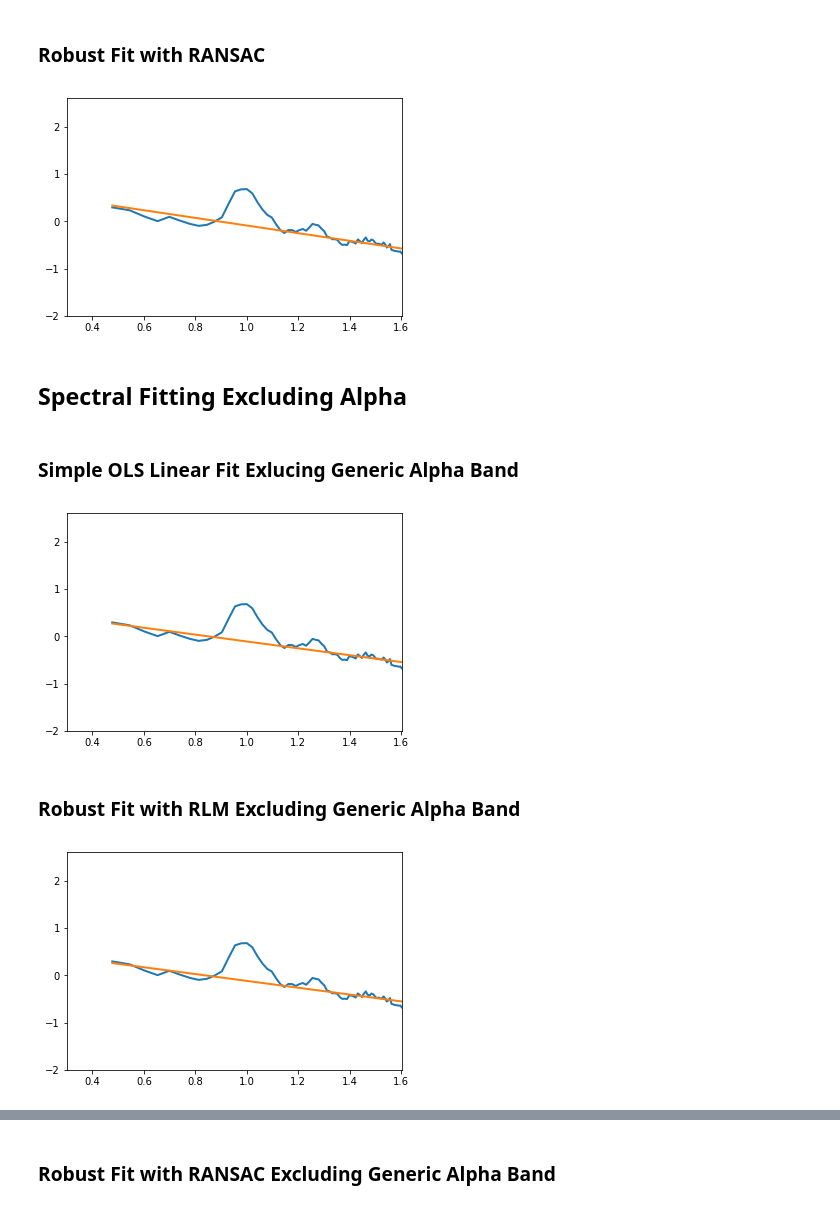
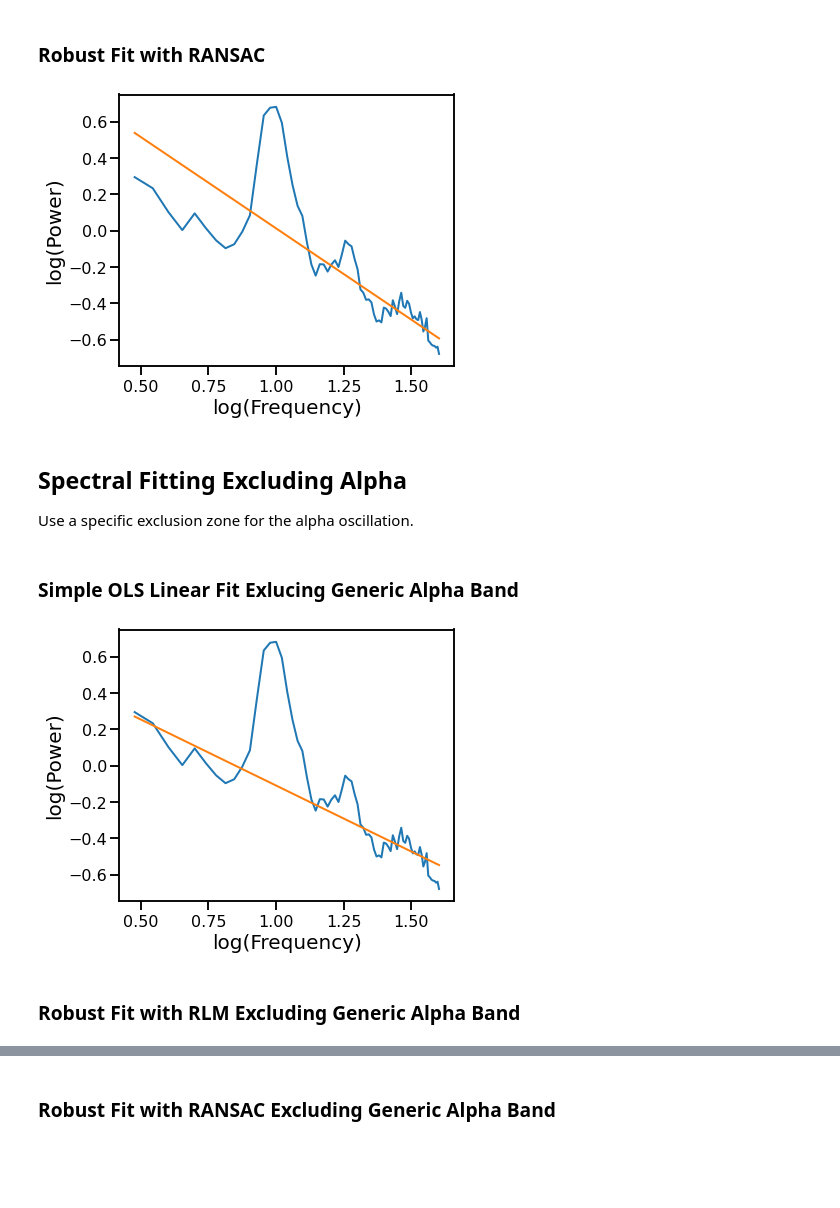
Before and after one commit to AperiodicMethods/AperiodicMethods, a Jupyter notebook: notebooks/01-SpectralFitting.ipynb, the cells around one changed output, grey strips where cells are left out. Drawn from its saved outputs; the diff is of its cells as text; code cells hidden in the pictures; blank space fills up the shorter version.

```diff
--- a/notebooks/01-SpectralFitting.ipynb
+++ b/notebooks/01-SpectralFitting.ipynb
@@ -108,13 +127,18 @@ freqs = freqs.reshape([len(freqs), 1])
 ransac_model = RANSACRegressor()
 ransac_model.fit(np.log10(freqs), np.log10(psd))
 res_ran = ransac_model.estimator_.coef_[0]
+
+# Get the predicted values of the aperiodic fit
+pred_vals = np.power(10, ransac_model.predict(np.log10(freqs)))
 # %%
-# Plot the fit, from RANSAC
-plt_psd_2(freqs, psd, freqs, np.power(10, ransac_model.predict(np.log10(freqs))))
+# Plot the aperiodic fit, from RANSAC
+plot_psds(freqs.flatten(), [psd, pred_vals], log_freqs=True)
 # %% [output]
-[figure, old version]
+[figure, new version]
 # %% [markdown]
 ## Spectral Fitting Excluding Alpha
+
+Use a specific exclusion zone for the alpha oscillation.
 # %%
 # Exclude predefined alpha range
 freqs_alph, psd_alph = exclude_spectrum(np.squeeze(freqs), psd, [7, 14])#, False)
@@ -130,8 +157,8 @@ res_ols_alph = fit_ols_alph.params[1]
-# %%
-# Check the simple linear fit
-plt_psd_2(freqs, psd, freqs_alph, np.power(10, fit_ols_alph.fittedvalues), log_f=True)
-# %% [output]
-[figure, removed]
+# %%
+# Plot the aperiodic fit, from an OLS linear fit with an alpha exclusion zone
+plot_psds([freqs, freqs_alph], [psd, pred_vals], log_freqs=True)
+# %% [output]
+[figure, added]
 # %% [markdown]
 ### Robust Fit with RLM Excluding Generic Alpha Band
 # %%
@@ -141,5 +170,0 @@ res_rlm_alph = fit_rlm_alph.params[1]
-# %%
-# Plot the fit, with alpha exclusion range (note plots original PSD with alpha included)
-plt_psd_2(freqs, psd, freqs_alph, np.power(10, fit_rlm_alph.fittedvalues), log_f=True)
-# %% [output]
-[figure, removed]
```
Also changed, not shown: parts of 43 cells of this notebook, 11 other files.
